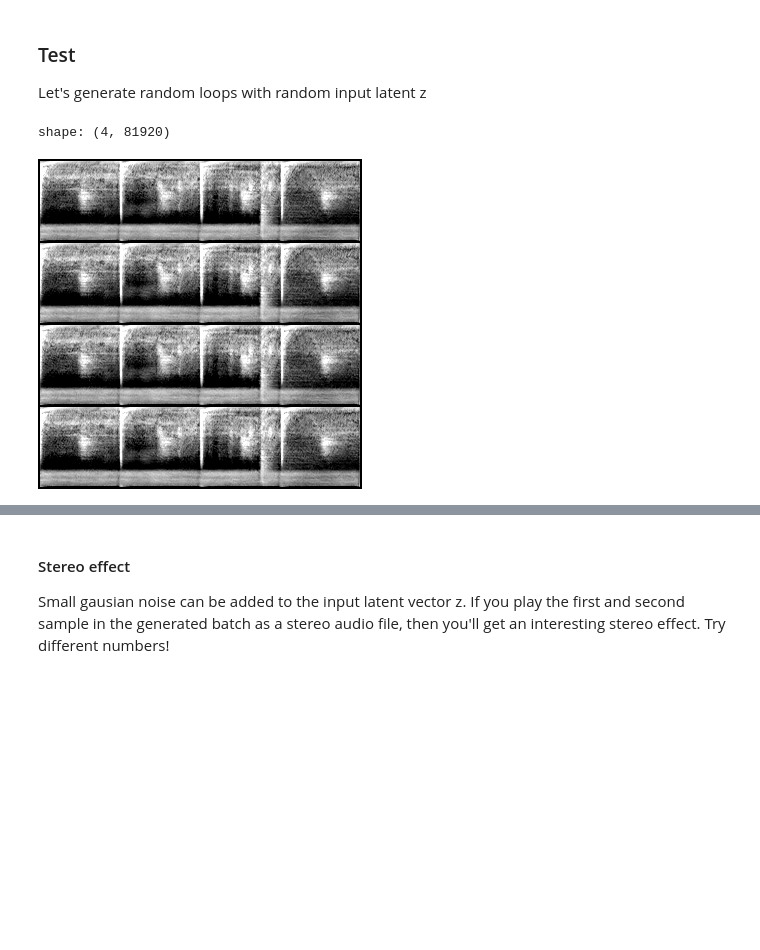
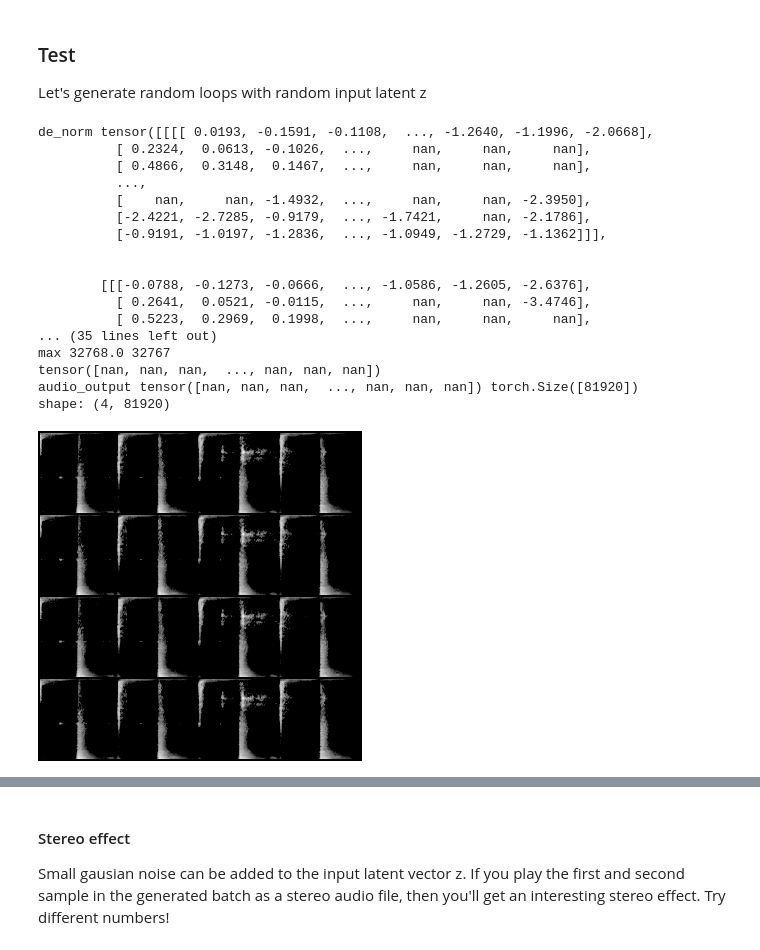
Before and after one commit to naotokui/LoopGAN, a Jupyter notebook: generate_audio.ipynb, the cells around one changed output, grey strips where cells are left out. Cells and saved outputs as stored; diff of their text form; code cells hidden in the pictures; blank space fills up the shorter version.

Commit message:
testing hifigan

```diff
--- a/generate_audio.ipynb
+++ b/generate_audio.ipynb
@@ -91,0 +96,37 @@ def vocode(sample, vocoder=VOCODER, v_mean=V_MEAN, v_std=V_STD):
+# %%
+import json
+
+def load_checkpoint(filepath, device):
+    assert os.path.isfile(filepath)
+    print("Loading '{}'".format(filepath))
+    checkpoint_dict = torch.load(filepath, map_location=device)
+    print("Complete.")
+    return checkpoint_dict
+
+ckpt_path = "./hifigan/UNIVERSAL_V1/g_02500000"
+config_file = os.path.join(os.path.split(ckpt_path)[0], 'config.json')
+with open(config_file) as f:
+    data = f.read()
+
+json_config = json.loads(data)
+h = AttrDict(json_config)
+
+generator_hg = GeneratorHG(h).to(device=device_name)
+state_dict_g = load_checkpoint(ckpt_path, device_name)
+generator_hg.load_state_dict(state_dict_g['generator'])
+generator_hg.eval()
+generator_hg.remove_weight_norm()
+
+def hifigan(x):
+    x = torch.FloatTensor(x).to(device_name)
+    print(x.shape)
+    y_g_hat = generator_hg(x)
+    audio = y_g_hat.squeeze()
+    audio = audio * MAX_WAV_VALUE
+    print("max", MAX_WAV_VALUE, np.iinfo(np.int16).max)
+    # audio = audio.cpu().numpy().astype('int16')
+    print(audio)
+    return audio
+    # output_file = os.path.join(a.output_dir, os.path.splitext(filname)[0] + '_generated_e2e.wav')
+    # write(output_file, h.sampling_rate, audio)
+    # print(output_file)
@@ -161,19 +258,35 @@ def generate(g_ema=generator, center_z = None, truncation=TRUNCATION, variation=
 Let's generate random loops with random input latent z
 # %%
 # random generation
-_,  imagepath, audio_output = generate(variation=0.0)
+_,  imagepath, audio_output = generate_hg(variation=0.0)
 
 print("shape:", audio_output.shape)
 
 # display the generated spectrogram
 ipd.display(ipd.Image(filename=imagepath))
 
 
 # play the first channel
 ipd.display(ipd.Audio(audio_output[0], rate=SR))
 # %% [output]
+de_norm tensor([[[[ 0.0193, -0.1591, -0.1108,  ..., -1.2640, -1.1996, -2.0668],
+          [ 0.2324,  0.0613, -0.1026,  ...,     nan,     nan,     nan],
+          [ 0.4866,  0.3148,  0.1467,  ...,     nan,     nan,     nan],
+          ...,
+          [    nan,     nan, -1.4932,  ...,     nan,     nan, -2.3950],
+          [-2.4221, -2.7285, -0.9179,  ..., -1.7421,     nan, -2.1786],
+          [-0.9191, -1.0197, -1.2836,  ..., -1.0949, -1.2729, -1.1362]]],
+
+
+        [[[-0.0788, -0.1273, -0.0666,  ..., -1.0586, -1.2605, -2.6376],
+          [ 0.2641,  0.0521, -0.0115,  ...,     nan,     nan, -3.4746],
+          [ 0.5223,  0.2969,  0.1998,  ...,     nan,     nan,     nan],
+... (35 lines left out)
+max 32768.0 32767
+tensor([nan, nan, nan,  ..., nan, nan, nan])
+audio_output tensor([nan, nan, nan,  ..., nan, nan, nan]) torch.Size([81920])
 shape: (4, 81920)
-[figure, old version]
+[figure, new version]
 [interactive output not drawn]
 # %% [markdown]
 #### Stereo effect
```
Also changed, not shown: parts of 4 cells of this notebook, 17 other files.
